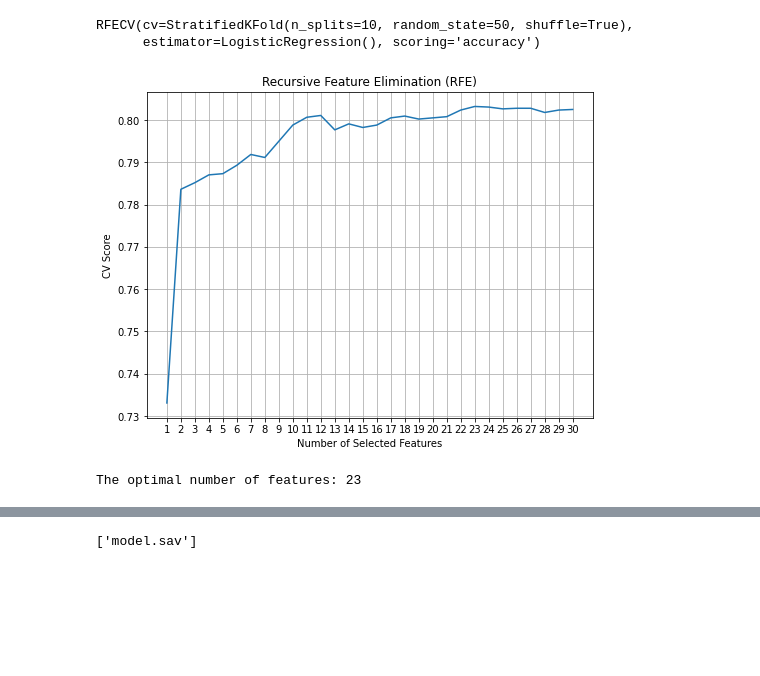
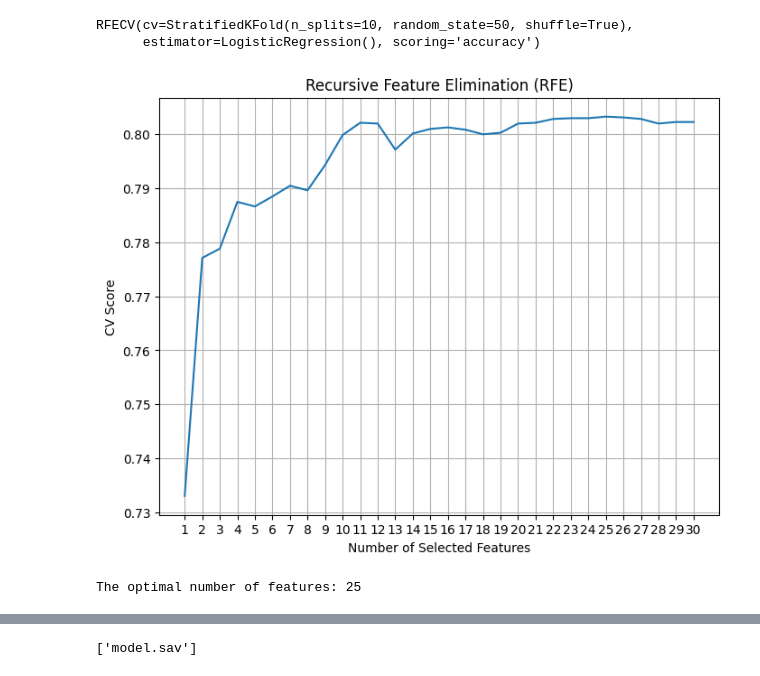
Before and after one commit to hamnasz/Machine-Learning-Basic-Projects, a Jupyter notebook: Classification/Project/Notebook/EDA.ipynb, the cells around one changed output, grey strips where cells are left out. Drawn from its saved outputs; the diff is of its cells as text; code cells hidden in the pictures; blank space fills up the shorter version.

```diff
--- a/Classification/Project/Notebook/EDA.ipynb
+++ b/Classification/Project/Notebook/EDA.ipynb
@@ -478,18 +493,21 @@ RFECV(cv=StratifiedKFold(n_splits=10, random_state=50, shuffle=True),
       estimator=LogisticRegression(), scoring='accuracy')
 # %%
 plt.figure(figsize=(8, 6))
-plt.plot(range(1, len(rfecv.grid_scores_)+1), rfecv.grid_scores_)
+plt.plot(
+    range(1, len(rfecv.cv_results_['mean_test_score']) + 1),
+    rfecv.cv_results_['mean_test_score']
+)
 plt.grid()
 plt.xticks(range(1, X.shape[1]+1))
 plt.xlabel("Number of Selected Features")
 plt.ylabel("CV Score")
 plt.title("Recursive Feature Elimination (RFE)")
 plt.show()
 
 print("The optimal number of features: {}".format(rfecv.n_features_))
 # %% [output]
-[figure, old version]
+[figure, new version]
-The optimal number of features: 23
+The optimal number of features: 25
 # %%
 X_rfe = X.iloc[:, rfecv.support_]
 
```
Also changed, not shown: parts of 13 cells of this notebook, 1 other file.
